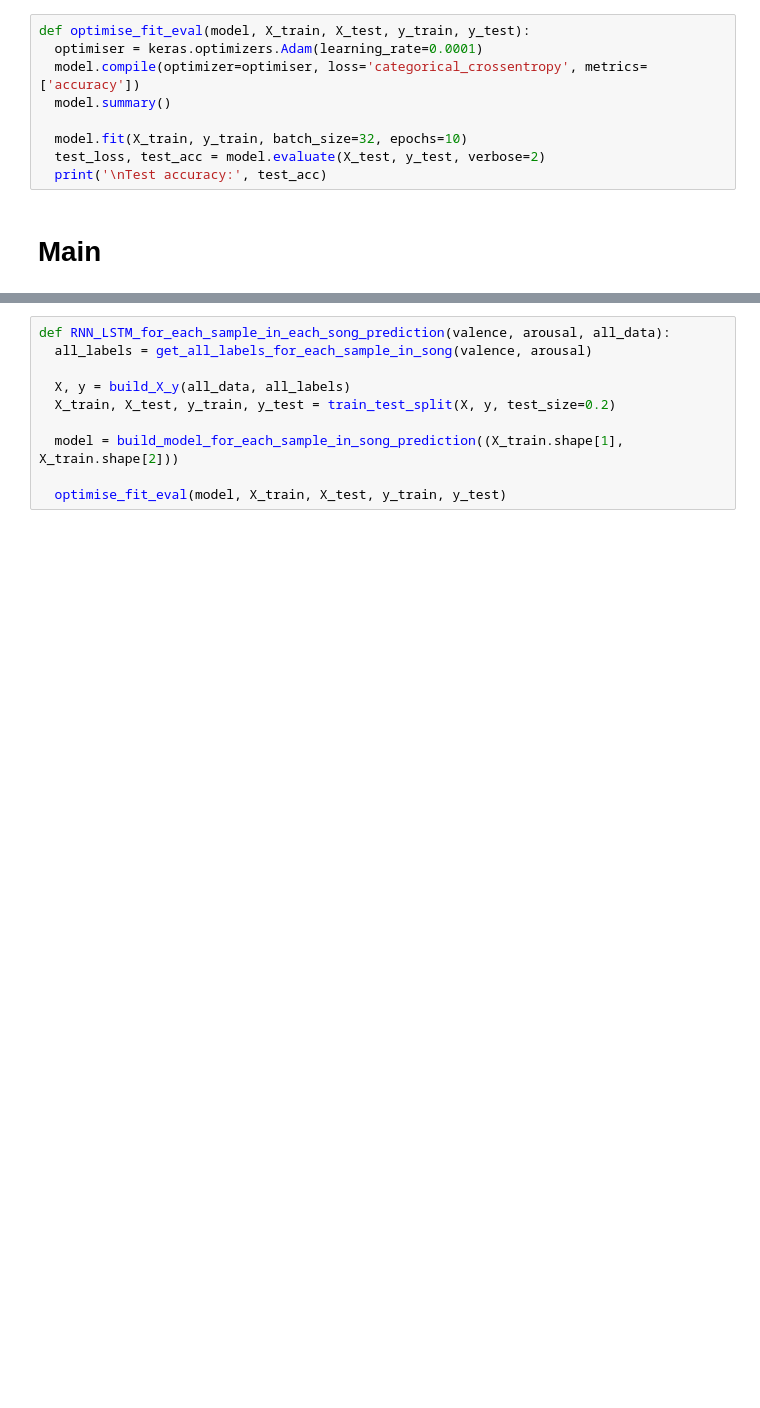
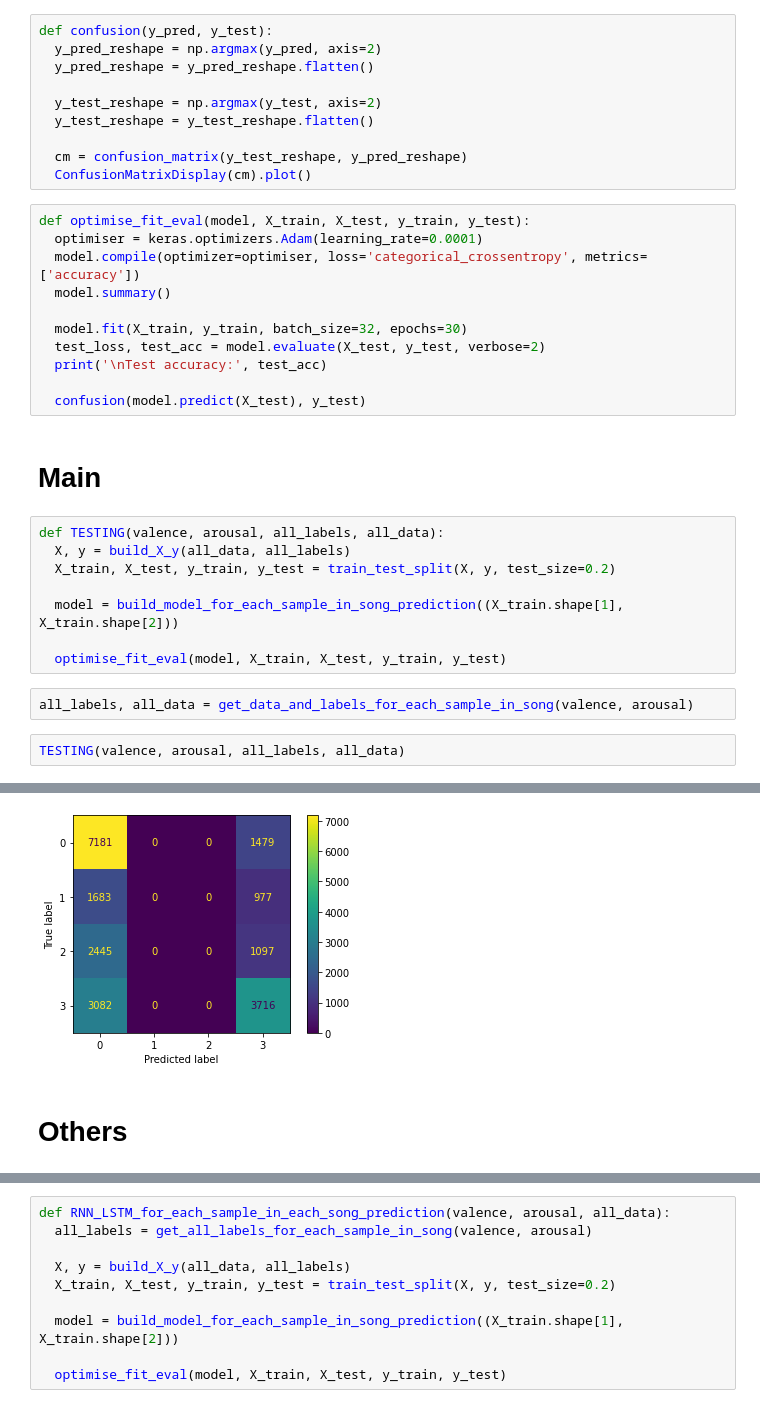
Before and after one commit to Pillowkoh/50.038_FinkPloyd, a Jupyter notebook: CDS_Project_RNN_LSTM.ipynb, the cells around one changed output, grey strips where cells are left out. Drawn from its saved outputs; the diff is of its cells as text; blank space fills up the shorter version.

```diff
--- a/CDS_Project_RNN_LSTM.ipynb
+++ b/CDS_Project_RNN_LSTM.ipynb
@@ -174,14 +221,39 @@ def build_model_for_each_song_prediction(input_shape):
   return model
 # %% [markdown]
 # Evaluate model
+# %%
+def confusion(y_pred, y_test):
+  y_pred_reshape = np.argmax(y_pred, axis=2)
+  y_pred_reshape = y_pred_reshape.flatten()
+
+  y_test_reshape = np.argmax(y_test, axis=2)
+  y_test_reshape = y_test_reshape.flatten()
+
+  cm = confusion_matrix(y_test_reshape, y_pred_reshape)
+  ConfusionMatrixDisplay(cm).plot()
 # %%
 def optimise_fit_eval(model, X_train, X_test, y_train, y_test):
   optimiser = keras.optimizers.Adam(learning_rate=0.0001)
   model.compile(optimizer=optimiser, loss='categorical_crossentropy', metrics=['accuracy'])
   model.summary()
 
-  model.fit(X_train, y_train, batch_size=32, epochs=10)
+  model.fit(X_train, y_train, batch_size=32, epochs=30)
   test_loss, test_acc = model.evaluate(X_test, y_test, verbose=2)
   print('\nTest accuracy:', test_acc)
+
+  confusion(model.predict(X_test), y_test)
 # %% [markdown]
 # Main
+# %%
+def TESTING(valence, arousal, all_labels, all_data):
+  X, y = build_X_y(all_data, all_labels)
+  X_train, X_test, y_train, y_test = train_test_split(X, y, test_size=0.2)
+
+  model = build_model_for_each_sample_in_song_prediction((X_train.shape[1], X_train.shape[2]))
+
+  optimise_fit_eval(model, X_train, X_test, y_train, y_test)
+# %%
+all_labels, all_data = get_data_and_labels_for_each_sample_in_song(valence, arousal)
+# %%
+TESTING(valence, arousal, all_labels, all_data)
+# %% [output]
@@ -187,0 +277,3 @@ def optimise_fit_eval(model, X_train, X_test, y_train, y_test):
+[figure, added]
+# %% [markdown]
+# Others
```
Also changed, not shown: parts of 19 cells of this notebook.
